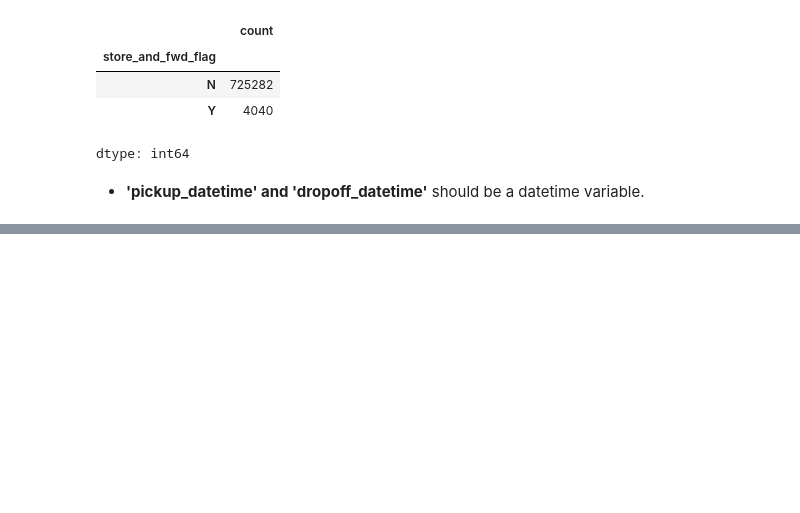
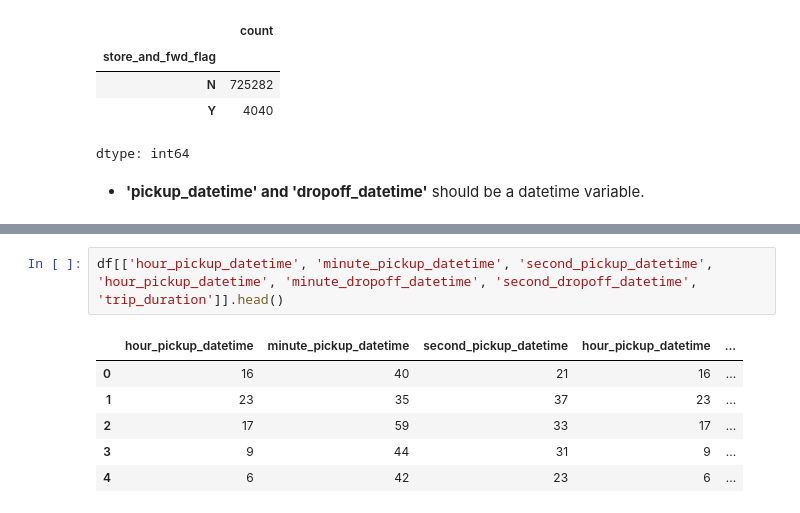
Before and after one commit to namozhdehi/KSR, a Jupyter notebook: NYC_Taxi_EDA.ipynb, the cells around one changed output, grey strips where cells are left out. Cells and saved outputs as stored; diff of their text form; blank space fills up the shorter version.

```diff
--- a/NYC_Taxi_EDA.ipynb
+++ b/NYC_Taxi_EDA.ipynb
@@ -135,0 +184,9 @@ dtype: int64
+# %%
+df[['hour_pickup_datetime', 'minute_pickup_datetime', 'second_pickup_datetime', 'hour_pickup_datetime', 'minute_dropoff_datetime', 'second_dropoff_datetime', 'trip_duration']].head()
+# %% [output]
+|  | hour_pickup_datetime | minute_pickup_datetime | second_pickup_datetime | hour_pickup_datetime | ... |
+| 0 | 16 | 40 | 21 | 16 | ... |
+| 1 | 23 | 35 | 37 | 23 | ... |
+| 2 | 17 | 59 | 33 | 17 | ... |
+| 3 | 9 | 44 | 31 | 9 | ... |
+| 4 | 6 | 42 | 23 | 6 | ... |
```
Also changed, not shown: parts of 10 cells of this notebook.
